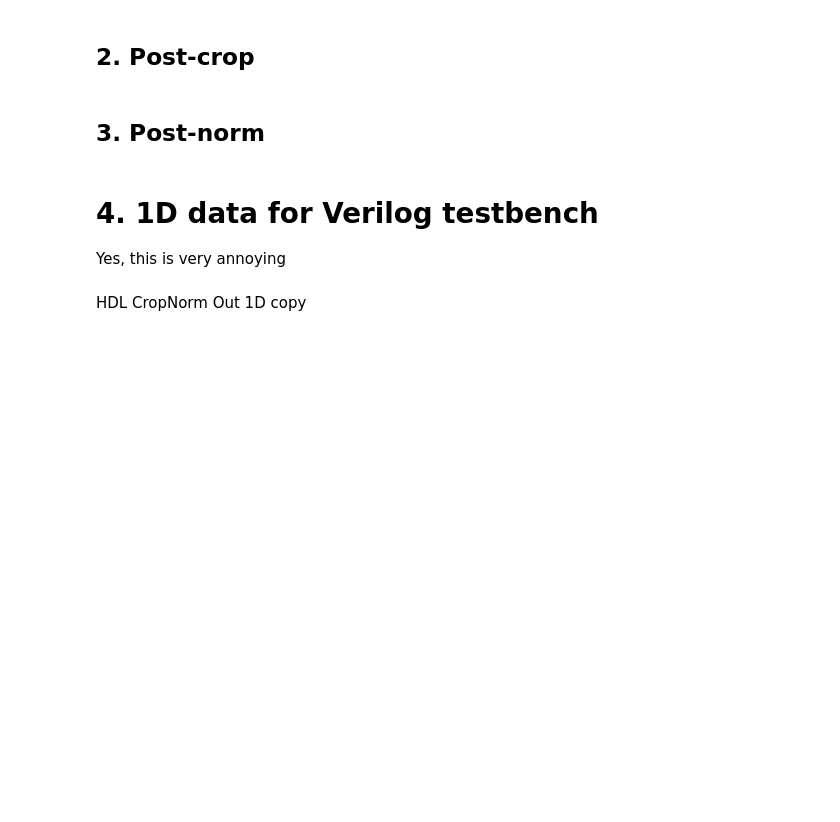
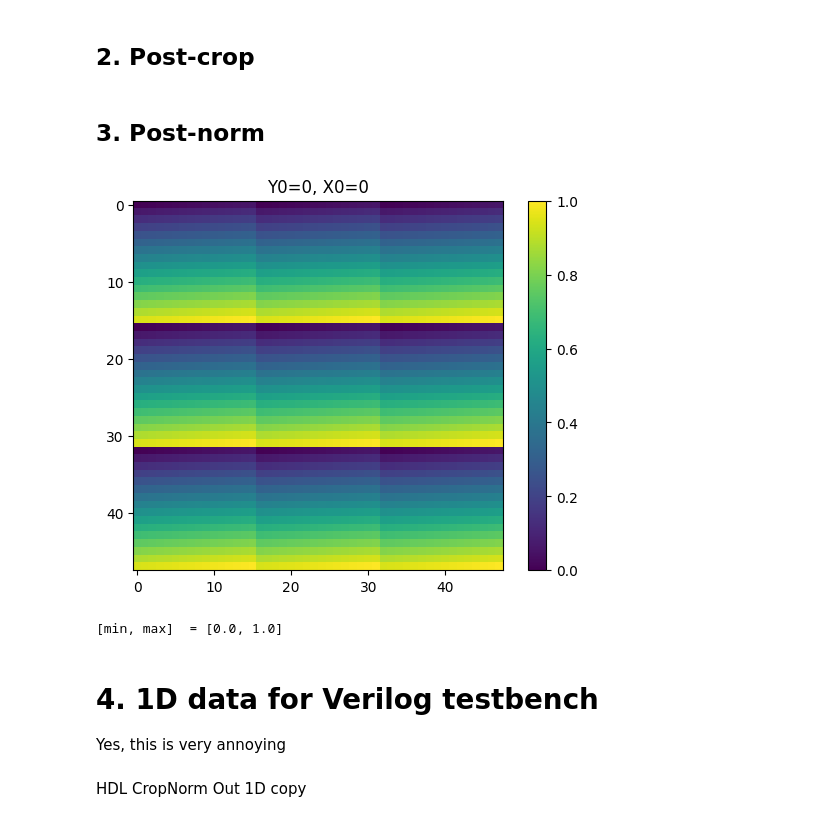
Before and after one commit to abdelabd/CoaxlinkQuadCxp12_1cam, a Jupyter notebook: generate_tb_data_Mono8.ipynb, the cells around one changed output. Saved outputs shown, nothing was run; the diff lists cells and outputs as text; code cells hidden in the pictures; blank space fills up the shorter version.

```diff
--- a/generate_tb_data_Mono8.ipynb
+++ b/generate_tb_data_Mono8.ipynb
@@ -18,10 +18,10 @@ from tqdm import tqdm
 
 np.random.seed(0)
 # %%
-IN_ROWS = 8 # NOTE: Must be a multiple of 16!
-IN_COLS = 32 # NOTE: Must be a multiple of 16!
-OUT_ROWS = 5
-OUT_COLS = 5
+IN_ROWS = 100 # NOTE: Must be a multiple of 16!
+IN_COLS = 160 # NOTE: Must be a multiple of 16!
+OUT_ROWS = 48
+OUT_COLS = 48
 IMG_COL_BITWIDTH = int(np.ceil(np.log2(IN_COLS+1))+1)
 IMG_ROW_BITWIDTH = int(np.ceil(np.log2(IN_ROWS+1))+1)
 NUM_CROPS = 1
@@ -97,14 +97,14 @@ def frac_to_bin(frac, n_bits=FP_TOTAL):
 # %% [markdown]
 i.e. the un-cropped image
 # %%
-# img_precrop_seed = np.array(generate_binary_numbers(FP_TOTAL)).reshape(16,16)
-# img_precrop_seed = np.concatenate([img_precrop_seed for i in range(IN_COLS//16)], axis=1)
+img_precrop_seed = np.array(generate_binary_numbers(FP_TOTAL)).reshape(16,16)
+img_precrop_seed = np.concatenate([img_precrop_seed for i in range(IN_COLS//16)], axis=1)
 
-# img_precrop = np.concatenate([img_precrop_seed for i in range(IN_ROWS//16)], axis=0)
-# remainder = img_precrop_seed[:IN_ROWS-img_precrop.shape[0],:]
-# img_precrop = np.concatenate((img_precrop, remainder), axis=0)
+img_precrop = np.concatenate([img_precrop_seed for i in range(IN_ROWS//16)], axis=0)
+remainder = img_precrop_seed[:IN_ROWS-img_precrop.shape[0],:]
+img_precrop = np.concatenate((img_precrop, remainder), axis=0)
 
-img_precrop = np.array(generate_binary_numbers(FP_TOTAL)).reshape(8,32)
+# img_precrop = np.array(generate_binary_numbers(FP_TOTAL)).reshape(8,32)
 # %%
 fpath_img_precrop = os.path.join(top_level_dir, f"img_precrop_Mono8{DATA_STRING_INSERT}.dat")
 print(f"fpath_img_precrop: {fpath_img_precrop}")
@@ -157,33 +157,39 @@ for Y1 in Y1_range:
 # %%
 for Y1 in Y1_range:
     Y2 = Y1+OUT_ROWS
     for X1 in X1_range:
         X2 = X1+OUT_COLS
 
         img_postcrop = img_precrop[Y1:Y2, X1:X2]
         img_postcrop_float = np.array([[bin_to_int(val) for val in row] for row in img_postcrop])
-
-        # print(f"\n\n(Y1,Y2) = {(Y1, Y2)}")
-        # print(f"(X1, X2) = {(X1,X2)}")
-        # print(f"img_postcrop: {img_postcrop}")
-        # print(f"img_postcrop_float: {img_postcrop_float}")
 
         max_val = np.max(img_postcrop_float)
         img_postnorm_float = (img_postcrop_float/max_val).astype(np.float64)
         img_postnorm = np.array([[frac_to_bin(val, n_bits=FP_TOTAL) for val in row] for row in img_postnorm_float])
 
         fpath_img_postnorm = os.path.join(top_level_dir, f"Y1_{Y1}", f"X1_{X1}", f"img_postnorm{DATA_STRING_INSERT}.txt")
         os.makedirs(os.path.dirname(fpath_img_postcrop_hex), exist_ok=True)
         with open(fpath_img_postnorm, "w") as f:
             for i, row in enumerate(img_postnorm):
                 if i > 0:
                     f.write("\n")
                 for val in row:
                     val_hex = str(hex(int(val,2))).replace("0x", "")
                     if len(val_hex) < 2:
                         new_val_hex = "0"*(2-len(val_hex))+val_hex
                         val_hex = new_val_hex
                     f.write(f"{val_hex} ")
+
+        plt.figure()
+        plt.imshow(img_postnorm_float)
+        plt.colorbar()
+        plt.title(f"Y0={Y1}, X0={X1}")
+        plt.show()
+        plt.close()
+        print(f"[min, max]  = [{np.min(np.min(img_postnorm_float, axis=0), axis=0)}, {np.max(np.max(img_postnorm_float, axis=0), axis=0)}]")
+# %% [output]
+[figure, added]
+[min, max]  = [0.0, 1.0]
 # %% [markdown]
 # 4. 1D data for Verilog testbench
 Yes, this is very annoying
```
Also changed, not shown: parts of 2 cells of this notebook, 2 other files.
